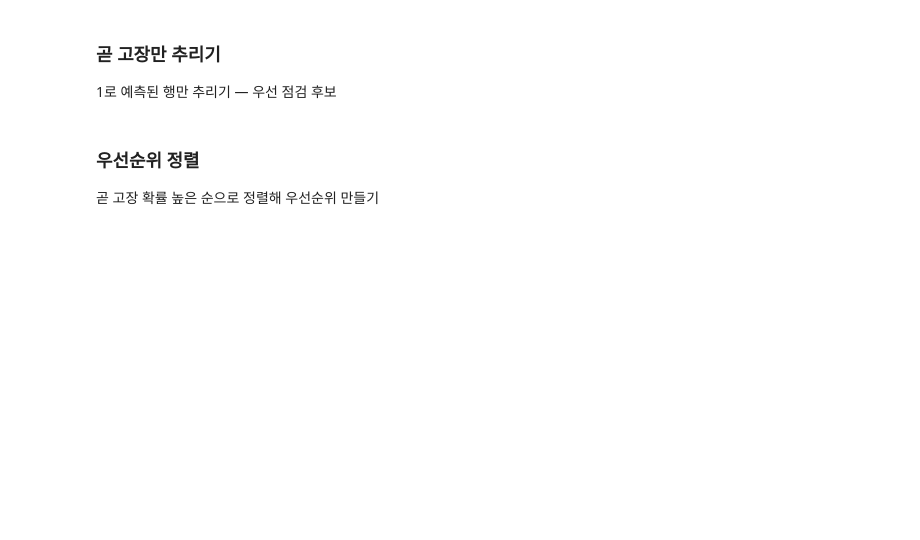
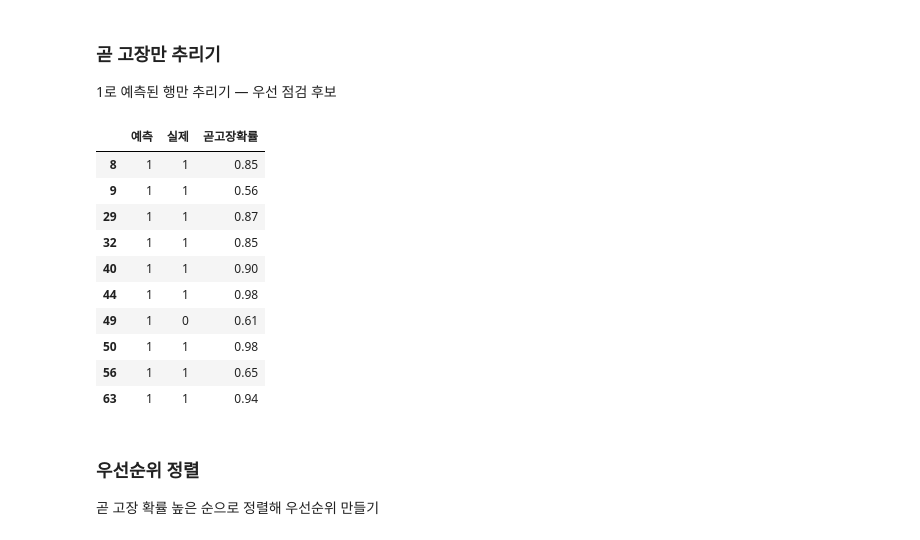
Before and after one commit to cdjung515sj-coder/KNA-Data-analysis-1st, a Jupyter notebook: 2. practice/06_Z-score/27_03_81_260909_7.ipynb, the cells around one changed output. Cells and saved outputs as stored; diff of their text form; code cells hidden in the pictures; blank space fills up the shorter version.

```diff
--- a/2. practice/06_Z-score/27_03_81_260909_7.ipynb
+++ b/2. practice/06_Z-score/27_03_81_260909_7.ipynb
@@ -141,6 +146,14 @@ Name: failure_soon, dtype: int64
 트리 100그루 모델 생성 — 아직 학습 전 빈 상자
 # %%
 # 코드
+# 1. 기본 설정: n_estimators 기본값(100) 적용, 실행할 때마다 결과가 조금씩 달라짐 (비복원/복원 추출 및 특성 선택의 무작위성 때문)
+# model = RandomForestClassifier()
+
+# 2. 명시적 트라이 설정: 나무 개수를 100개로 명확히 지정 (라이브러리 버전에 상관없이 동일한 개수 보장, 여전히 실행마다 결과 변동)
+# model = RandomForestClassifier(n_estimators=100)
+
+# 3. 재현성 확보: 나무 100개 지정 + 난수 시드 고정 (언제 실행해도 항상 100% 동일한 모델 결과 출력 -> 비교 및 실습에 필수)
+model = RandomForestClassifier(n_estimators=100, random_state=42)
 # %% [markdown]
 ### 학습 실행
 학습용 데이터로 학습 — 평가용은 절대 넣지 않음
@@ -233,6 +494,19 @@ random_state를 7로 바꿔 새 모델을 학습하고 예측
 1로 예측된 행만 추리기 — 우선 점검 후보
 # %%
 # 코드
+result[result['예측'] == 1].head(10)
+# %% [output]
+|  | 예측 | 실제 | 곧고장확률 |
+| 8 | 1 | 1 | 0.85 |
+| 9 | 1 | 1 | 0.56 |
+| 29 | 1 | 1 | 0.87 |
+| 32 | 1 | 1 | 0.85 |
+| 40 | 1 | 1 | 0.90 |
+| 44 | 1 | 1 | 0.98 |
+| 49 | 1 | 0 | 0.61 |
+| 50 | 1 | 1 | 0.98 |
+| 56 | 1 | 1 | 0.65 |
+| 63 | 1 | 1 | 0.94 |
 # %% [markdown]
 ### 우선순위 정렬
 곧 고장 확률 높은 순으로 정렬해 우선순위 만들기
```
Also changed, not shown: parts of 29 cells of this notebook.
